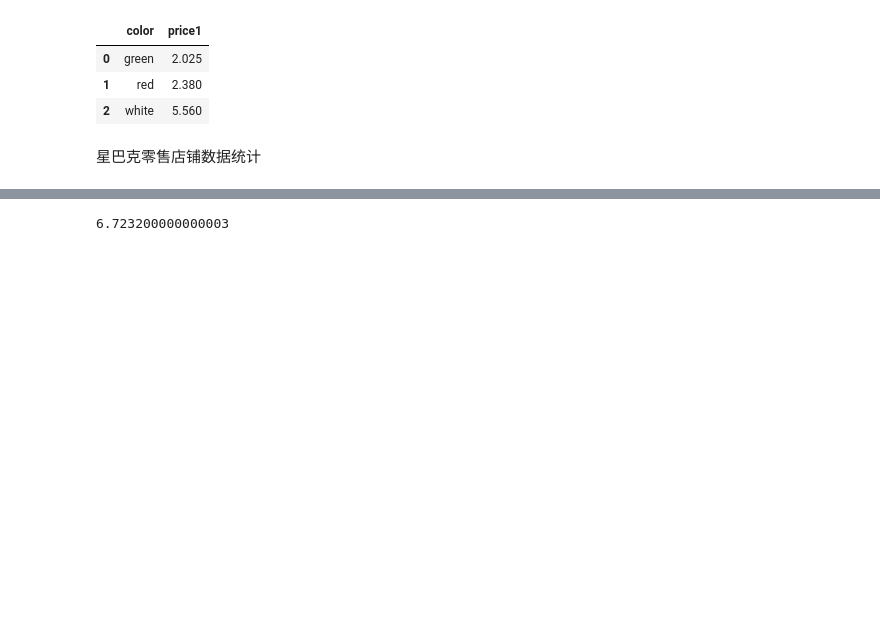
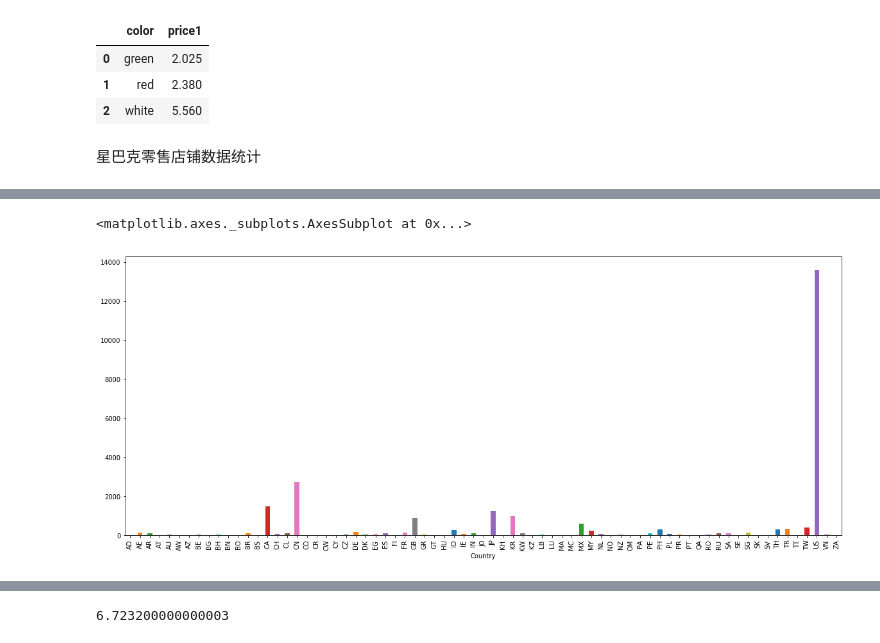
Before and after one commit to amourbrus/datascience, a Jupyter notebook: 03_pandas/pandas_2.ipynb, the cells around one changed output, grey strips where cells are left out. Saved outputs shown, nothing was run; the diff lists cells and outputs as text; code cells hidden in the pictures; blank space fills up the shorter version.

```diff
--- a/03_pandas/pandas_2.ipynb
+++ b/03_pandas/pandas_2.ipynb
@@ -84,3 +563,6 @@ col.groupby(['color'],as_index=False)['price1'].mean()
 | 2 | white | 5.560 |
 # %% [markdown]
 星巴克零售店铺数据统计
+# %%
+starbucks = pd.read_csv("directory.csv")
+starbucks
@@ -86,0 +588,4 @@ col.groupby(['color'],as_index=False)['price1'].mean()
+# %%
+# 按照国家分组，求出每个国家的星巴克零售店数量
+count=starbucks.groupby("Country").count()
+count.head()
@@ -86,0 +600,5 @@ col.groupby(['color'],as_index=False)['price1'].mean()
+# %%
+count['Brand'].plot(kind="bar",figsize=(20,8))
+# %% [output]
+<matplotlib.axes._subplots.AxesSubplot at 0x...>
+[figure, added]
```
Also changed, not shown: parts of 59 cells of this notebook, 13 other files.
